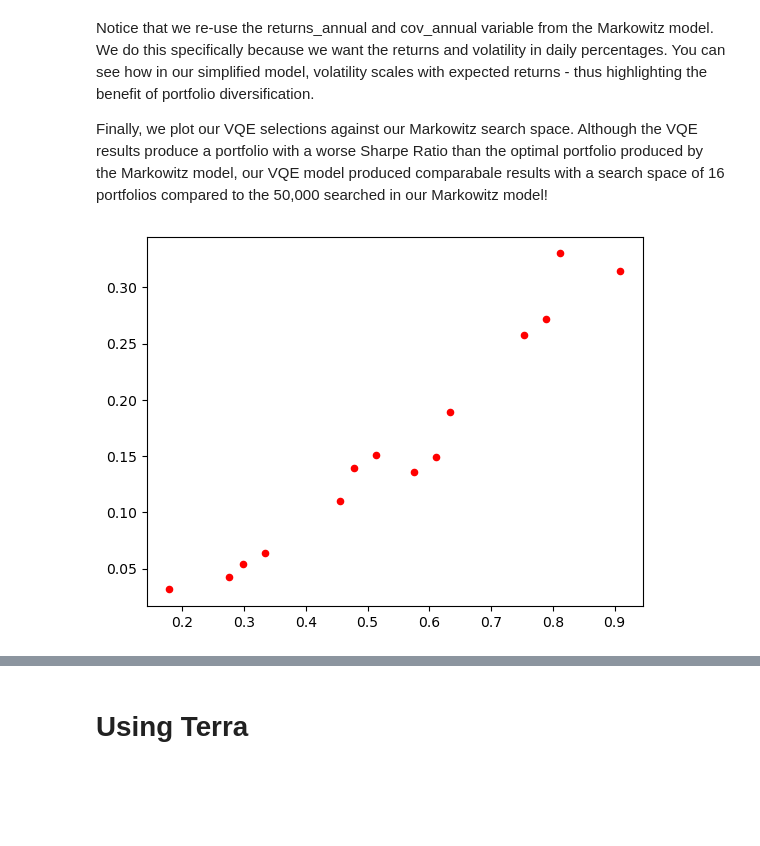
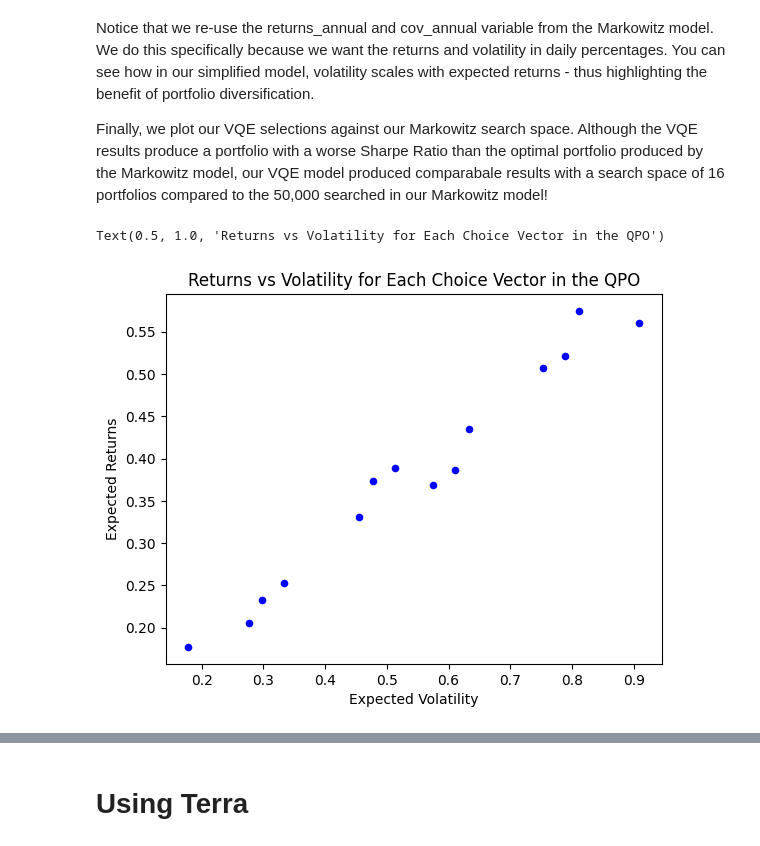
Before and after one commit to andrewscottcohen/QFO_Blog, a Jupyter notebook: QFO_Blog.ipynb, the cells around one changed output, grey strips where cells are left out. Saved outputs shown, nothing was run; the diff lists cells and outputs as text; code cells hidden in the pictures; blank space fills up the shorter version.

```diff
--- a/QFO_Blog.ipynb
+++ b/QFO_Blog.ipynb
@@ -736,14 +754,19 @@ vec = [[1,0,0,0],
        [0,1,0,0]]
 # %%
 for x in vec:
-        expected_value = portfolio.portfolio_expected_value(x, returns_annual)
-        volatility = portfolio.portfolio_variance(x, cov_annual)
+        expected_value = np.dot(x, returns_annual)
+        volatility = np.sqrt(np.dot(np.array(x).T, np.dot(cov_annual, x)))
         sct = {'Vec': x,
                'EV': expected_value,
               'Vol': volatility}
-        plt.scatter(expected_value, volatility, marker='o', s=20, color = 'r')
+        plt.scatter(expected_value, volatility, marker='o', s=20, color = 'b')
+
+plt.xlabel('Expected Volatility')
+plt.ylabel('Expected Returns')
+plt.title('Returns vs Volatility for Each Choice Vector in the QPO')
 # %% [output]
+Text(0.5, 1.0, 'Returns vs Volatility for Each Choice Vector in the QPO')
-[figure, old version]
+[figure, new version]
 # %%
 def display_simulated_ef_with_random(mean_returns, cov_matrix, num_portfolios, risk_free_rate):
     results, weights = random_portfolios(num_portfolios,mean_returns, cov_matrix, risk_free_rate)
```
Also changed, not shown: parts of 27 cells of this notebook, 2 other files.
